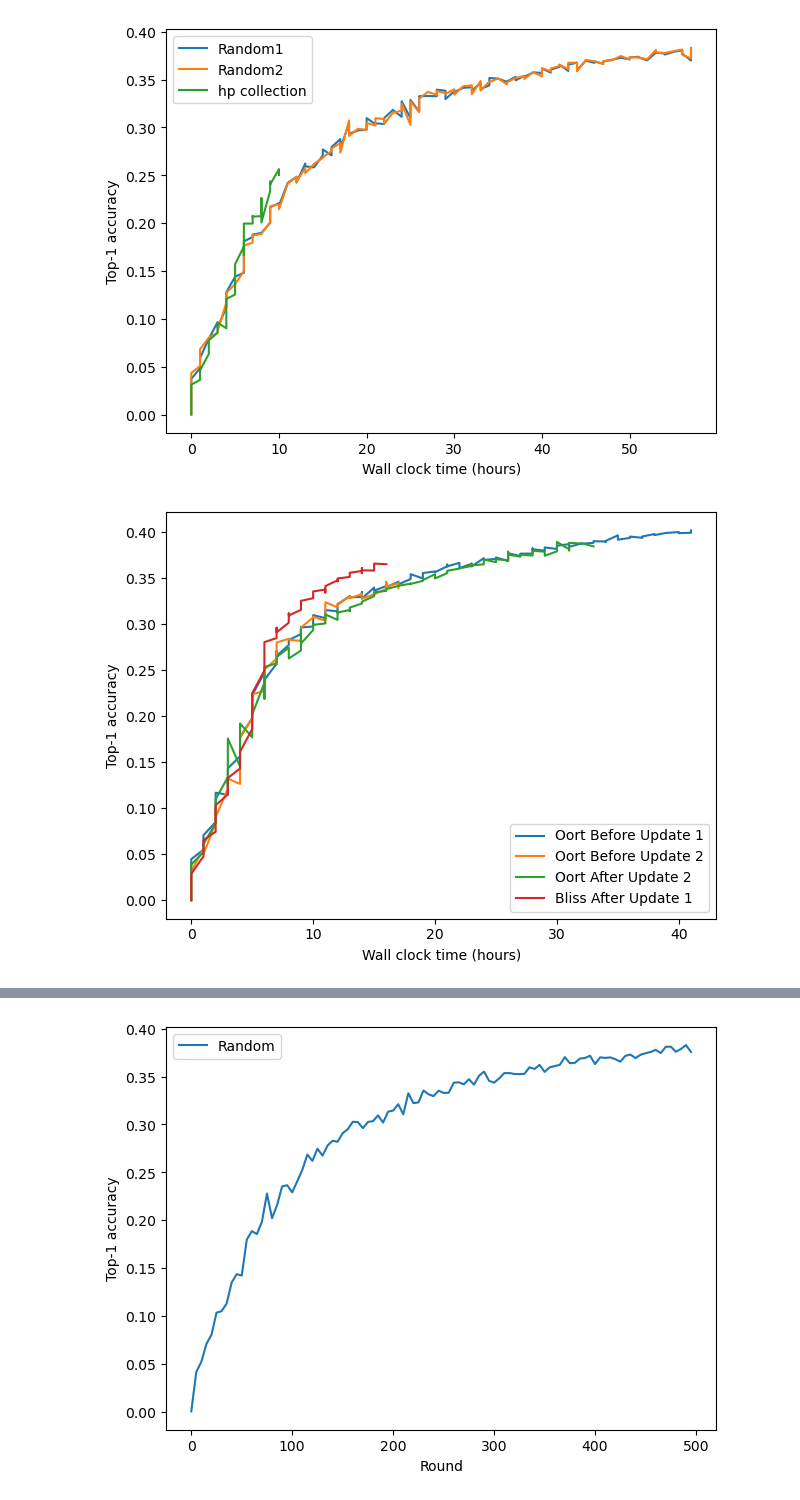
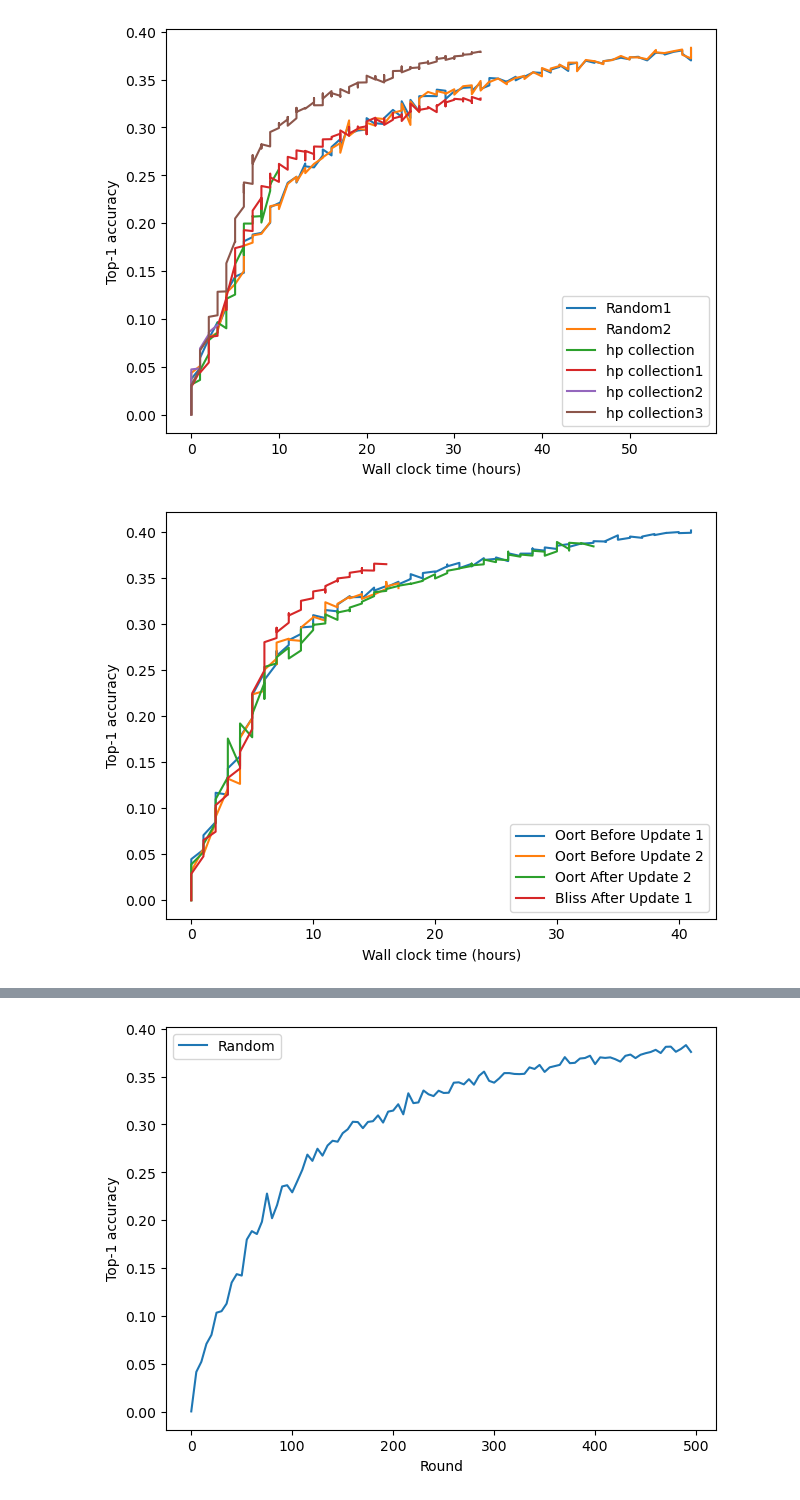
Before and after one commit to Bossbap/FedScale, a Jupyter notebook: notebooks/plot_results2.ipynb, the cells around one changed output, grey strips where cells are left out. Saved outputs shown, nothing was run; the diff lists cells and outputs as text; code cells hidden in the pictures.

```diff
--- a/notebooks/plot_results2.ipynb
+++ b/notebooks/plot_results2.ipynb
@@ -52,35 +52,35 @@ def plot_top1_vs_time(folder_name: str, job_names: List[str]) -> None:
     plotted_lines = 0
     for job_name in job_names:
         metrics = _collect_results(folder_name, job_name)
         if not metrics:
             continue
         is_so = folder_name.lower() == "stackoverflow"
         if is_so:
             x_full = [entry["clock_hours"] for entry in metrics]
             y_full = [(entry["loss"] ** 2.0) for entry in metrics]
             x, y = x_full, y_full
         else:
             x = [entry["clock_hours"] for entry in metrics]
             y = [entry["top_1"] for entry in metrics]
         ax.plot(x, y, label=_format_job_label(job_name))
         plotted_lines += 1
     if not plotted_lines:
         plt.close(fig)
         print(f"No matching results found in {folder_name} for {job_names}.")
         return
     ax.set_xlabel("Wall clock time (hours)")
     ax.set_ylabel("Perplexity (loss^2)" if folder_name.lower() == "stackoverflow" else "Top-1 accuracy")
     if plotted_lines > 0:
         ax.legend()
     fig.tight_layout()
     plt.show()
 
-plot_top1_vs_time("Openimage", ["Random1","Random2", "hp_collection", "hp_collection1"])
+plot_top1_vs_time("Openimage", ["Random1","Random2", "hp_collection", "hp_collection1", "hp_collection2", "hp_collection3"])
 plot_top1_vs_time("OpenImage", ["Oort_Before_Update_1", "Oort_Before_Update_2", "Oort_After_Update_2", "Bliss_After_Update_1"])
 # plot_top1_vs_time("OpenImage", ["Bliss", "Oort", "Oort2", "Bliss_Post_Upgrade2", "Bliss_Pre_Upgrade", "Bliss_Pre_Upgrade2"])
 plot_top1_vs_time("OpenImage", ["Bliss", "Bliss_After_Update_1", "Oort_After_Update_2", "Oort_Before_Update_1", "Oort_Before_Update_2", "Random"])
 # %% [output]
-[figure, old version]
+[figure, new version]
 [figure]
 [figure]
 # %%
```
Also changed, not shown: 34 other files.
